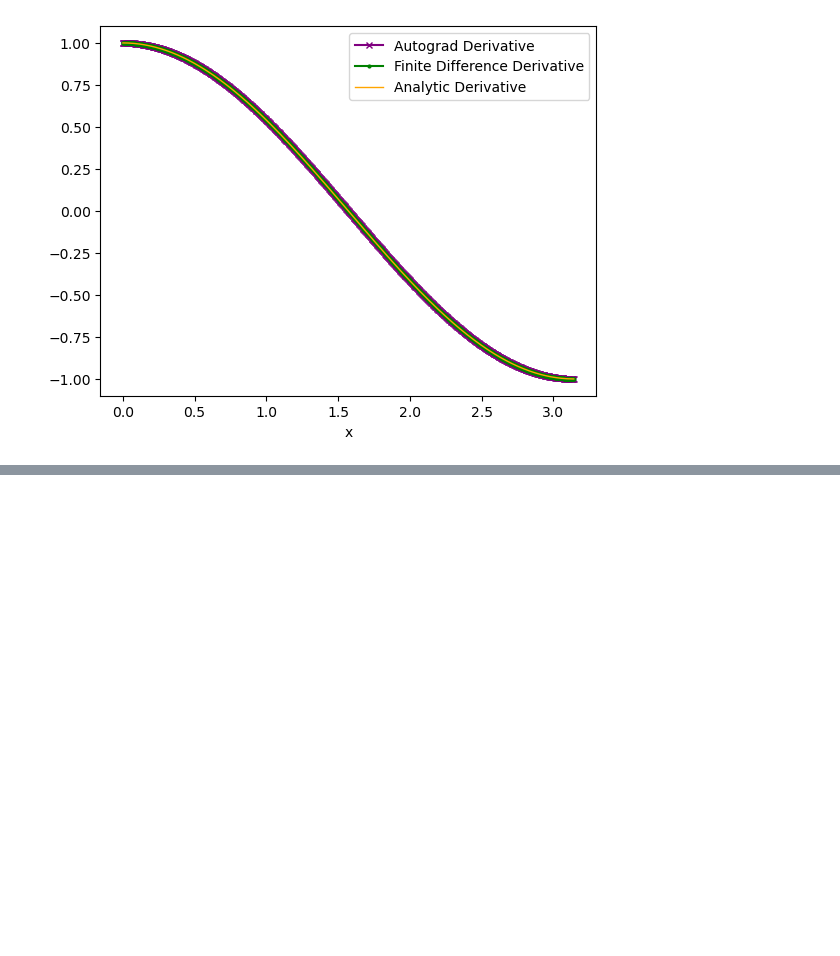
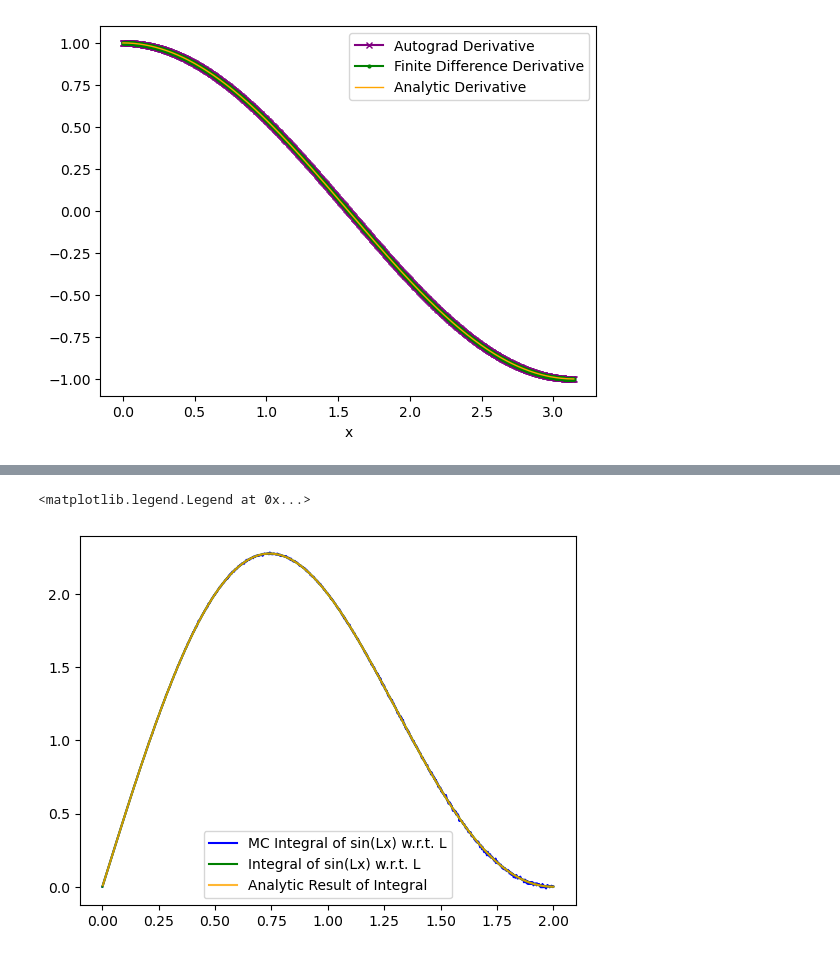
Before and after one commit to pfargas/qvarnet, a Jupyter notebook: notebooks/test_gradients_step_by_step.ipynb, the cells around one changed output, grey strips where cells are left out. Cells and saved outputs as stored; diff of their text form; code cells hidden in the pictures; blank space fills up the shorter version.

```diff
--- a/notebooks/test_gradients_step_by_step.ipynb
+++ b/notebooks/test_gradients_step_by_step.ipynb
@@ -135,0 +191,14 @@ plt.plot(L_values.cpu().numpy(), der_integral(L_values).cpu().numpy(), label='An
+# %%
+L_vals = torch.linspace(0.0, 2, 1000).to(device)
+model = T_int_sin_lx_dx().to(device)
+mc_model = MC_int_sin_lx_dx().to(device)
+mc_y = mc_model(L_vals)
+plt.plot(L_vals.cpu().numpy(), mc_y.cpu().numpy(), label='MC Integral of sin(Lx) w.r.t. L', color='blue', markersize=1)
+y = model(L_vals)
+plt.plot(L_vals.cpu().numpy(), y.cpu().numpy(), label='Integral of sin(Lx) w.r.t. L', color='green', markersize=1)
+plt.plot(L_vals.cpu().numpy(), analytic_result(L_vals).cpu().numpy(), label='Analytic Result of Integral', color='orange', alpha=0.8)
+
+plt.legend()
+# %% [output]
+<matplotlib.legend.Legend at 0x...>
+[figure, added]
```
Also changed, not shown: parts of 6 cells of this notebook.
